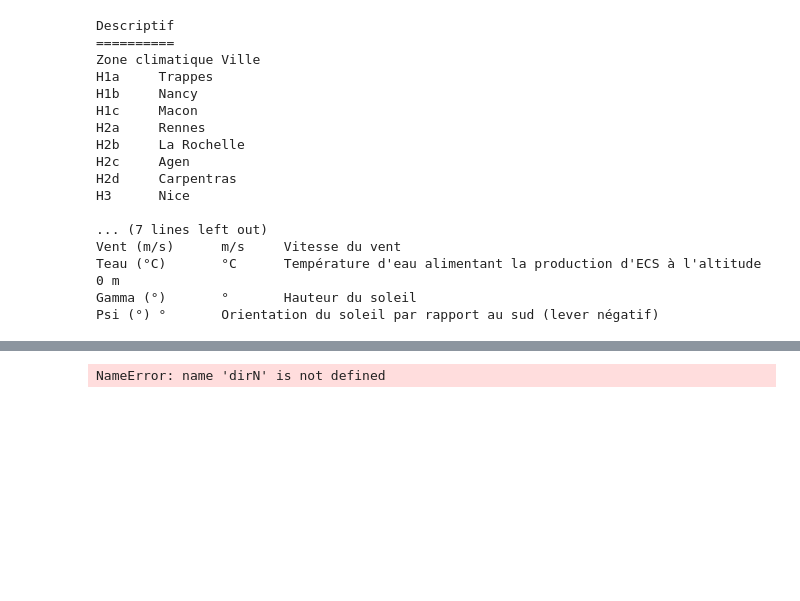
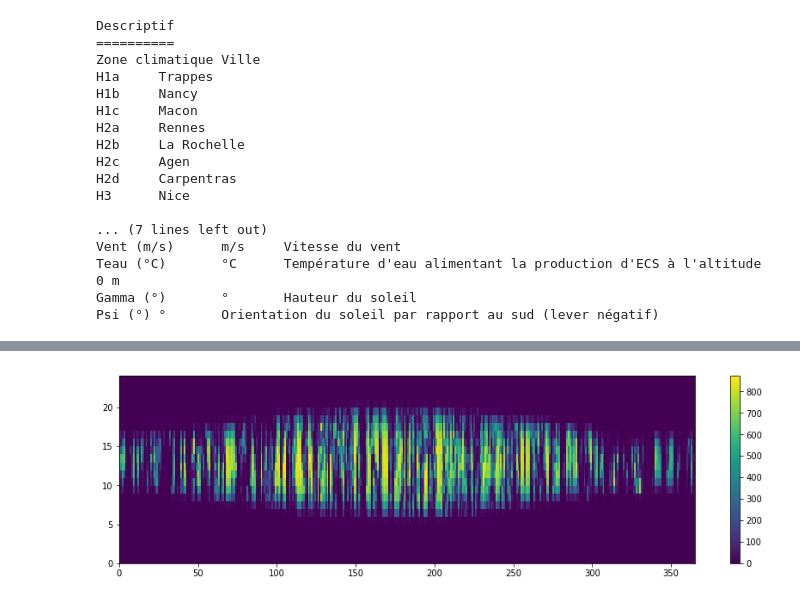
Before and after one commit to xdze2/simuthermique, a Jupyter notebook: data/Fichiers_Meteo_RT2012/viz_yearly_weather_data.ipynb, the cells around one changed output, grey strips where cells are left out. Cells and saved outputs as stored; diff of their text form; code cells hidden in the pictures; blank space fills up the shorter version.

```diff
--- a/data/Fichiers_Meteo_RT2012/viz_yearly_weather_data.ipynb
+++ b/data/Fichiers_Meteo_RT2012/viz_yearly_weather_data.ipynb
@@ -152,7 +152,5 @@ plt.xlabel("jour de l'année"); plt.ylabel('heure');
 # %%
-dirN_grid = dirN.reshape(-1, 24).T
-
 plt.figure(figsize=(15, 4))
 plt.pcolormesh(dirN_grid, shading='flat'); plt.colorbar();
 # %% [output]
-NameError: name 'dirN' is not defined
+[figure, added]
```
Also changed, not shown: parts of 10 cells of this notebook.
